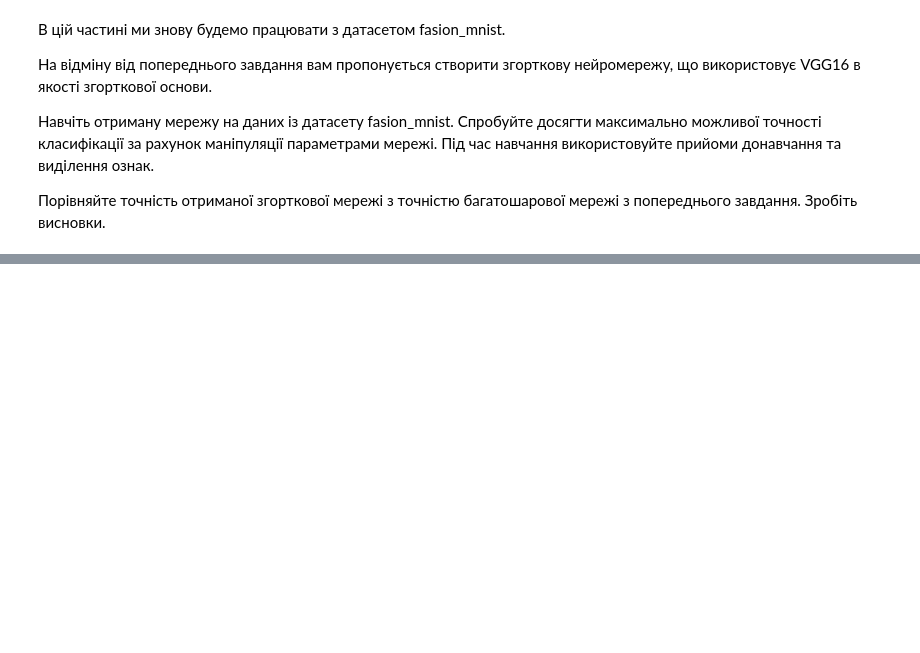
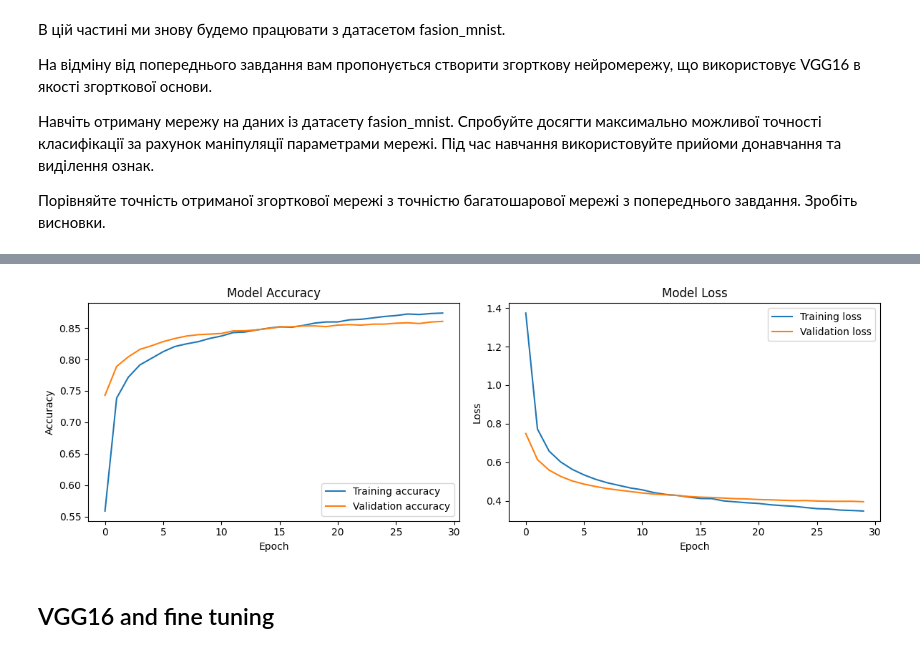
Before and after one commit to peakodev/data_science, a Jupyter notebook: home_10/Hw10.ipynb, the cells around one changed output, grey strips where cells are left out. Cells and saved outputs as stored; diff of their text form; code cells hidden in the pictures; blank space fills up the shorter version.

```diff
--- a/home_10/Hw10.ipynb
+++ b/home_10/Hw10.ipynb
@@ -180,3 +205,5 @@ plt.show()
 
 
 Порівняйте точність отриманої згорткової мережі з точністю багатошарової мережі з попереднього завдання. Зробіть висновки.
+# %%
+(x_train, y_train), (x_test, y_test) = keras.datasets.fashion_mnist.load_data()
@@ -182,0 +236,27 @@ plt.show()
+# %%
+from tensorflow.keras.applications import VGG16
+
+# Preprocess the images
+X_prepared = tf.keras.applications.vgg16.preprocess_input(X_train_resized)
+
+vgg16_base = VGG16(weights='imagenet', include_top=False, input_shape=(32, 32, 3))
+vgg16_base.trainable = False
+
+model = keras.Sequential([
+    vgg16_base,
+    layers.Flatten(),
+    layers.Dense(128, activation='relu'),
+    layers.BatchNormalization(),
+    layers.Dropout(0.3),
+    layers.Dense(10, activation='softmax')
+])
+
+# Compile the model
+optimizer = optimizers.Adam(learning_rate=0.0001)
+model.compile(
+    optimizer=optimizer,
+    loss='sparse_categorical_crossentropy',
+    metrics=['accuracy']
+)
+
+model.summary()
@@ -182,0 +284,12 @@ plt.show()
+# %%
+history = model.fit(
+    X_train_resized,
+    y_train,
+    callbacks=[
+        callbacks.EarlyStopping(patience=5, restore_best_weights=True),
+        callbacks.ReduceLROnPlateau(factor=0.5, patience=3, min_lr=1e-5)
+    ],
+    epochs=30,
+    batch_size=128,
+    validation_split=0.2
+)
@@ -182,0 +322,6 @@ plt.show()
+# %%
+plot_history(history)
+# %% [output]
+[figure, added]
+# %% [markdown]
+## VGG16 and fine tuning
```
Also changed, not shown: parts of 21 cells of this notebook.
